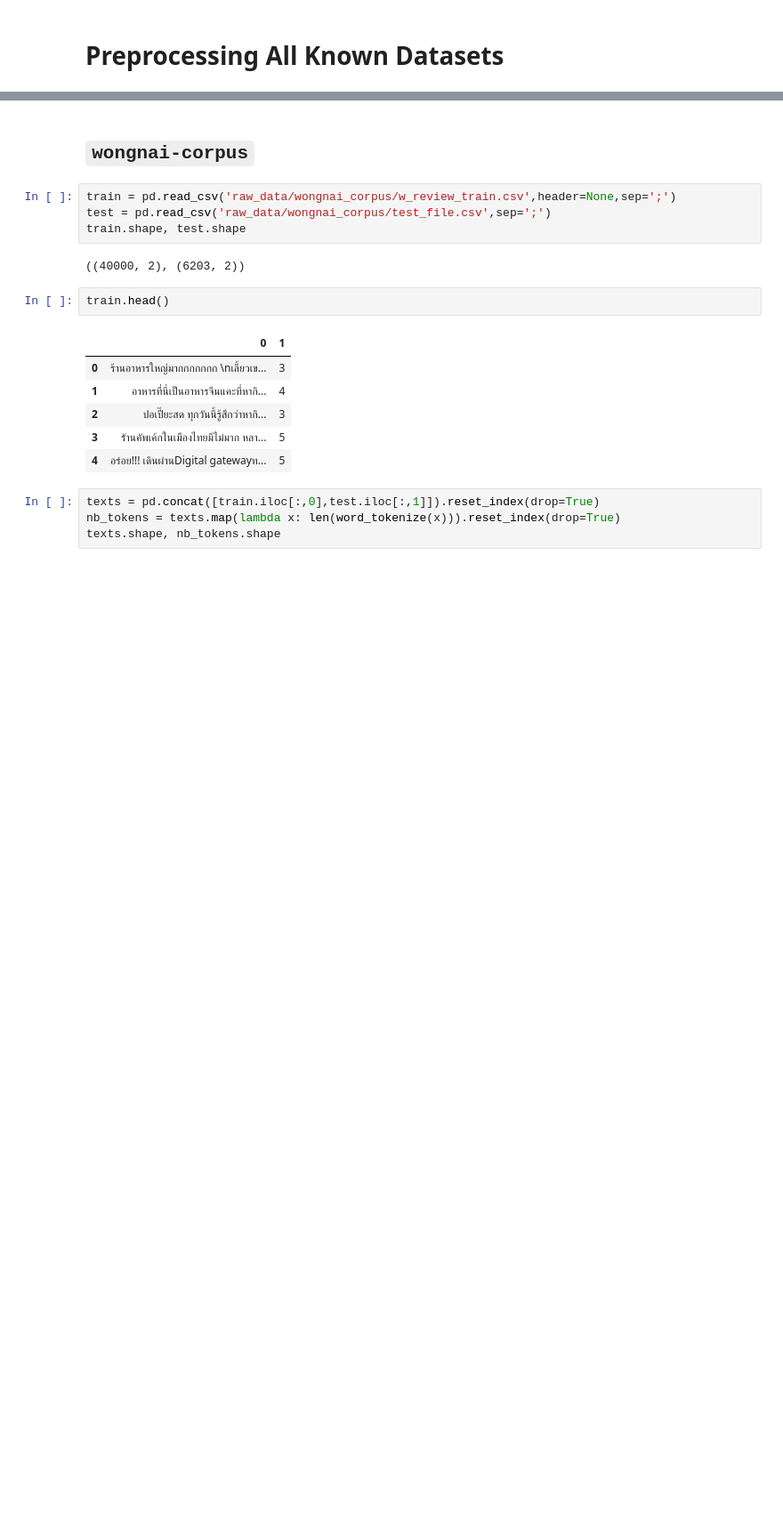
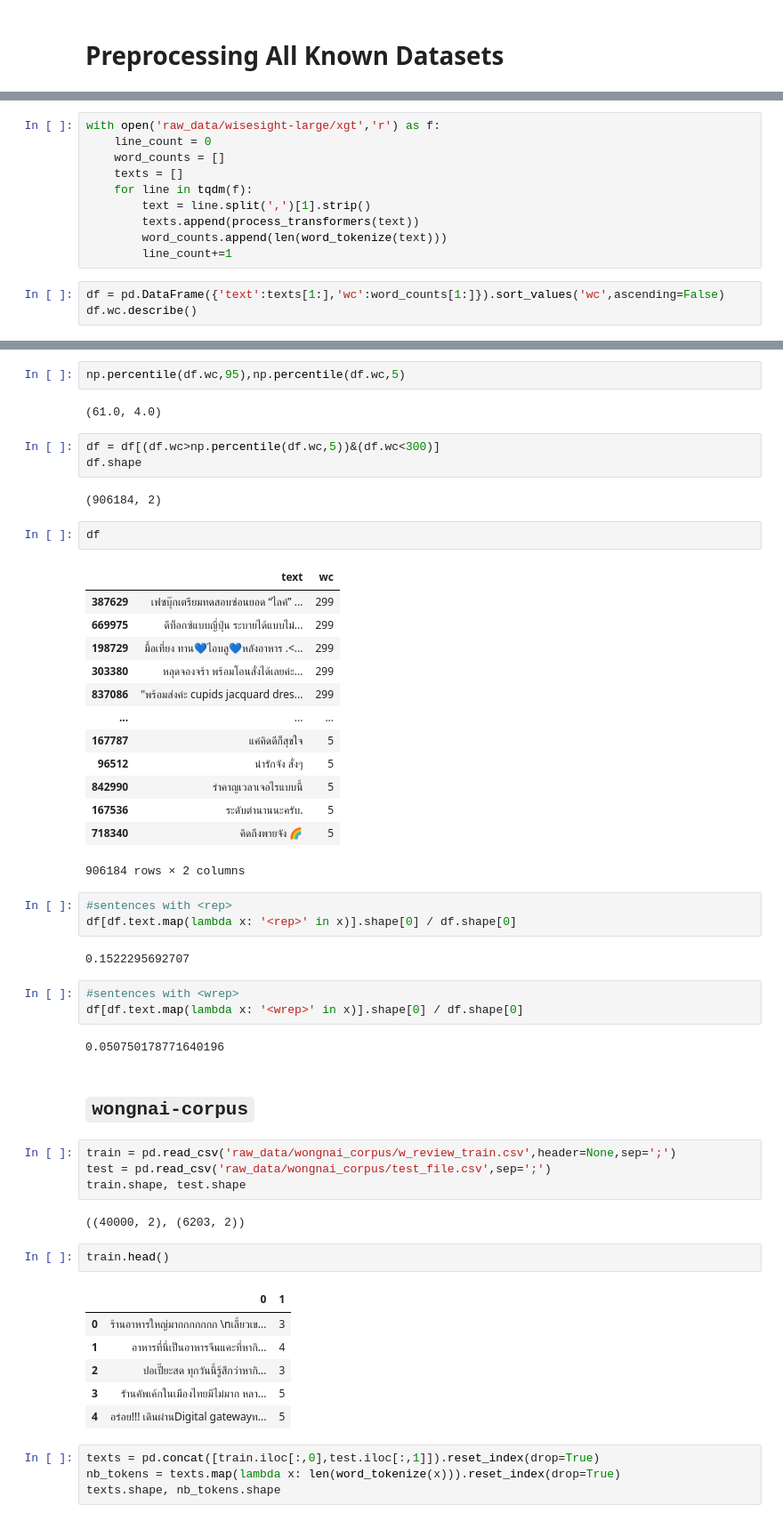
Before and after one commit to vistec-AI/thai2transformers, a Jupyter notebook: preprocess_datasets.ipynb, the cells around one changed output, grey strips where cells are left out. Shown: that part at 89% size. Saved outputs shown, nothing was run; the diff lists cells and outputs as text; blank space fills up the shorter version.

```diff
--- a/preprocess_datasets.ipynb
+++ b/preprocess_datasets.ipynb
@@ -11,0 +71,13 @@ from pythainlp.tokenize import word_tokenize
+# %%
+with open('raw_data/wisesight-large/xgt','r') as f:
+    line_count = 0
+    word_counts = []
+    texts = []
+    for line in tqdm(f):
+        text = line.split(',')[1].strip()
+        texts.append(process_transformers(text))
+        word_counts.append(len(word_tokenize(text)))
+        line_count+=1
+# %%
+df = pd.DataFrame({'text':texts[1:],'wc':word_counts[1:]}).sort_values('wc',ascending=False)
+df.wc.describe()
@@ -12,3 +94,38 @@ from pythainlp.tokenize import word_tokenize
+# %%
+np.percentile(df.wc,95),np.percentile(df.wc,5)
+# %% [output]
+(61.0, 4.0)
+# %%
+df = df[(df.wc>np.percentile(df.wc,5))&(df.wc<300)]
+df.shape
+# %% [output]
+(906184, 2)
+# %%
+df
+# %% [output]
+|  | text | wc |
+| 387629 | เฟซบุ๊กเตรียมทดสอบซ่อนยอด “ไลค์” ... | 299 |
+| 669975 | ดีท็อกซ์แบบญี่ปุ่น ระบายได้แบบไม่... | 299 |
+| 198729 | มื้อเที่ยง ทาน💙ไอบลู💙หลังอาหาร .<... | 299 |
+| 303380 | หลุดจองจร้า พร้อมโอนสั่งได้เลยค่ะ... | 299 |
+| 837086 | "พร้อมส่งค่ะ cupids jacquard dres... | 299 |
+| ... | ... | ... |
+| 167787 | แค่คิดดีก็สุขใจ | 5 |
+| 96512 | น่ารักจัง สั่งๆ | 5 |
+| 842990 | รำคาญเวลาเจอไรแบบนี้ | 5 |
+| 167536 | ระดับตำนานนะครับ. | 5 |
+| 718340 | คิดถึงพายจัง 🌈 | 5 |
+906184 rows × 2 columns
+# %%
+#sentences with <rep>
+df[df.text.map(lambda x: '<rep>' in x)].shape[0] / df.shape[0]
+# %% [output]
+0.1522295692707
+# %%
+#sentences with <wrep>
+df[df.text.map(lambda x: '<wrep>' in x)].shape[0] / df.shape[0]
+# %% [output]
+0.050750178771640196
 # %% [markdown]
 ## `wongnai-corpus`
 # %%
```
Also changed, not shown: parts of 8 cells of this notebook, 2 other files.
